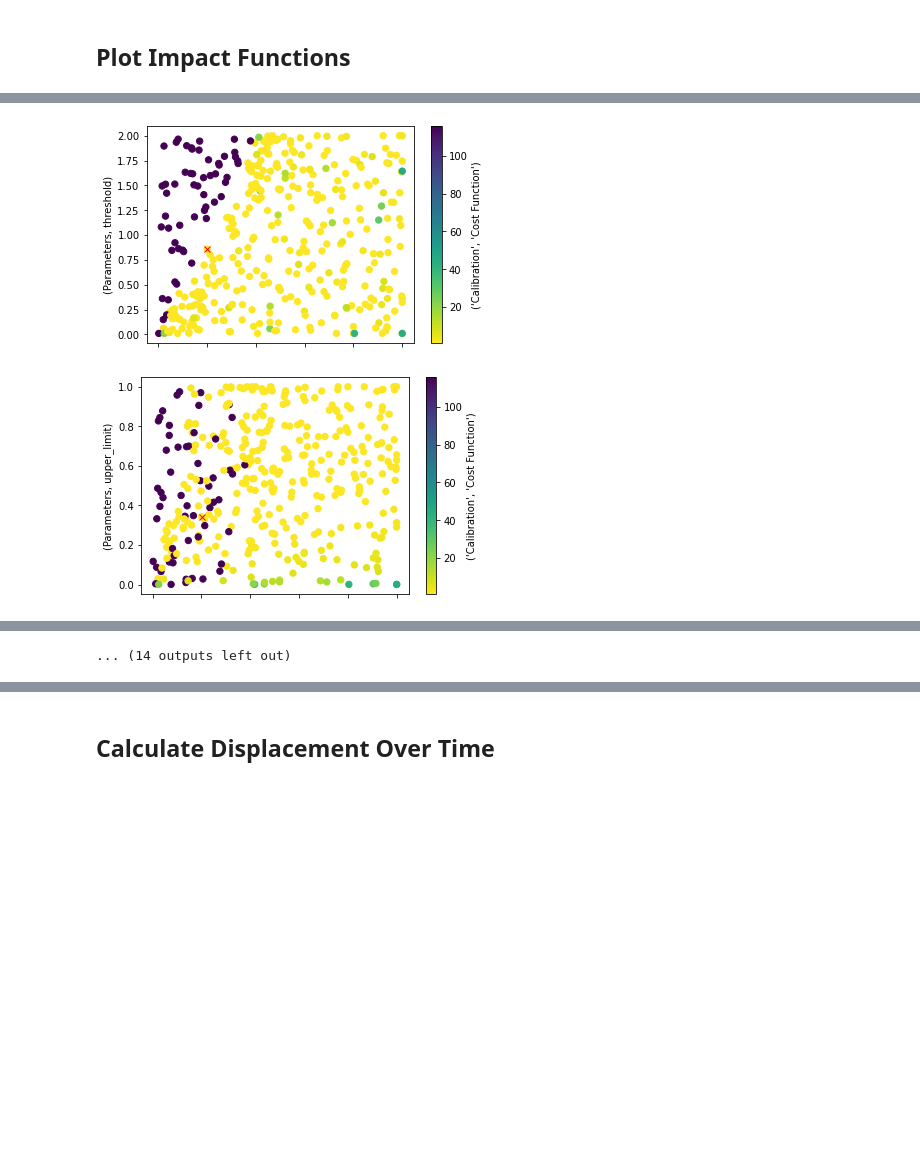
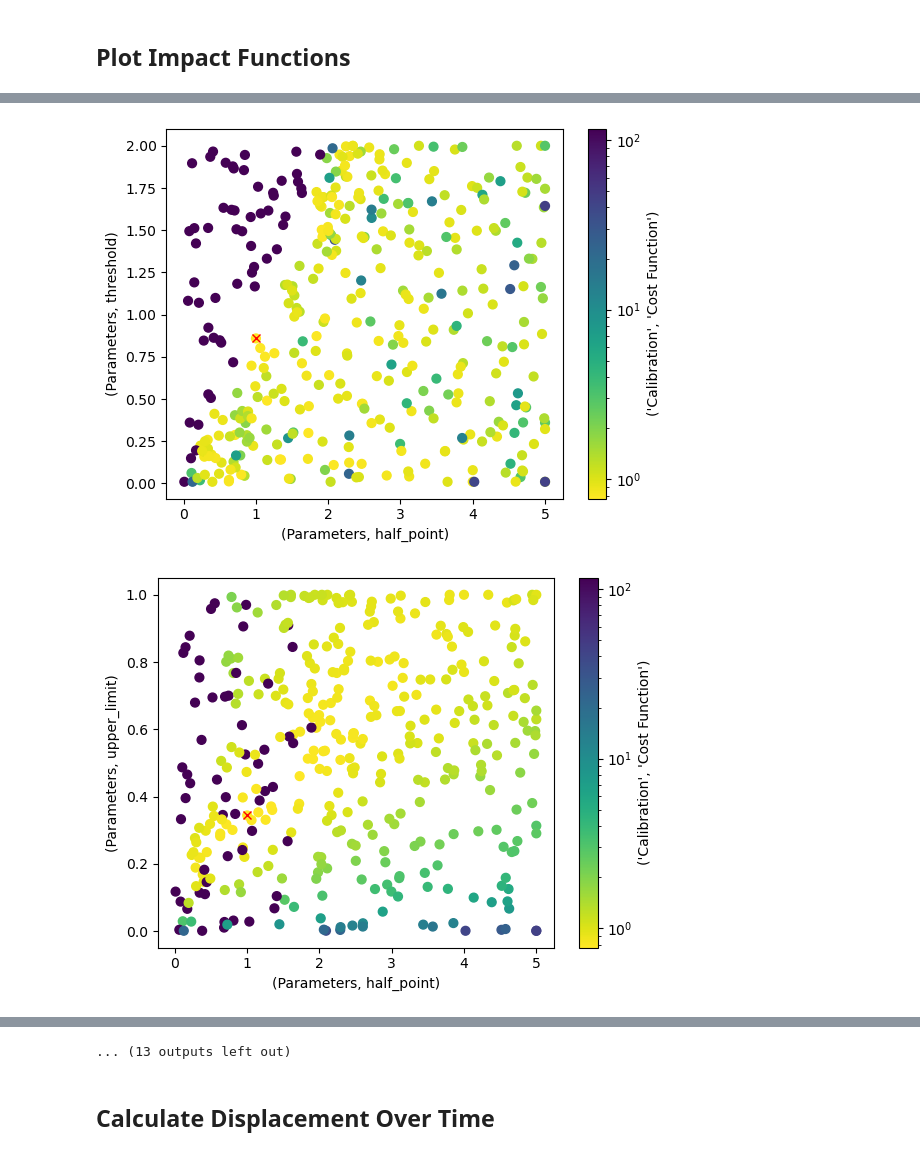
Before and after one commit to peanutfun/displacement-mip, a Jupyter notebook: evaluation.ipynb, the cells around one changed output, grey strips where cells are left out. Drawn from its saved outputs; the diff is of its cells as text; code cells hidden in the pictures; blank space fills up the shorter version.

```diff
--- a/evaluation.ipynb
+++ b/evaluation.ipynb
@@ -38,7 +39,7 @@ for ctry, prot in product(countries, protection):
     output = BayesianOptimizerOutput.from_hdf5(
         f"data/generated/{ctry}/sigmoid_all/pspace-{prot}.h5"
     )
-    output.plot_p_space()
+    output.plot_p_space(norm=mcolors.LogNorm())
     out_eval = BayesianOptimizerOutputEvaluator(inp, output)
     ax = out_eval.plot_impf_variability(
         p_space_df=select_best(output.p_space_to_dataframe(), 0.1),
@@ -73,2 +69,2 @@ Creating input
-[figure, old version]
+[figure, new version]
-[figure, old version]
+[figure, new version]
@@ -83 +78,0 @@ Creating input
-... (14 outputs left out)
@@ -84,3 +80,4 @@ Creating input
+... (13 outputs left out)
 # %% [markdown]
 ## Calculate Displacement Over Time
 # %%
```
Also changed, not shown: parts of 31 cells of this notebook, 9 other files.
